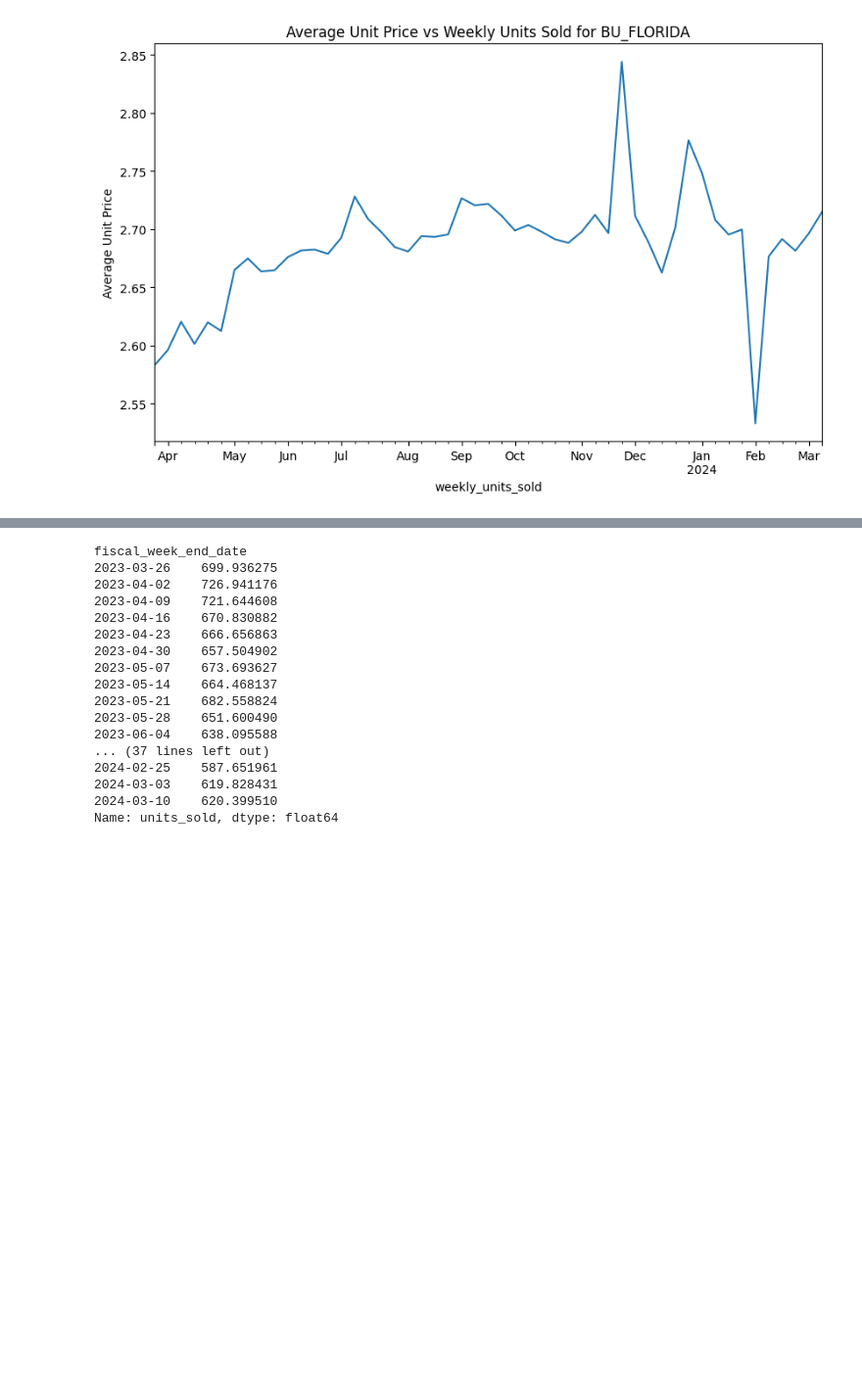
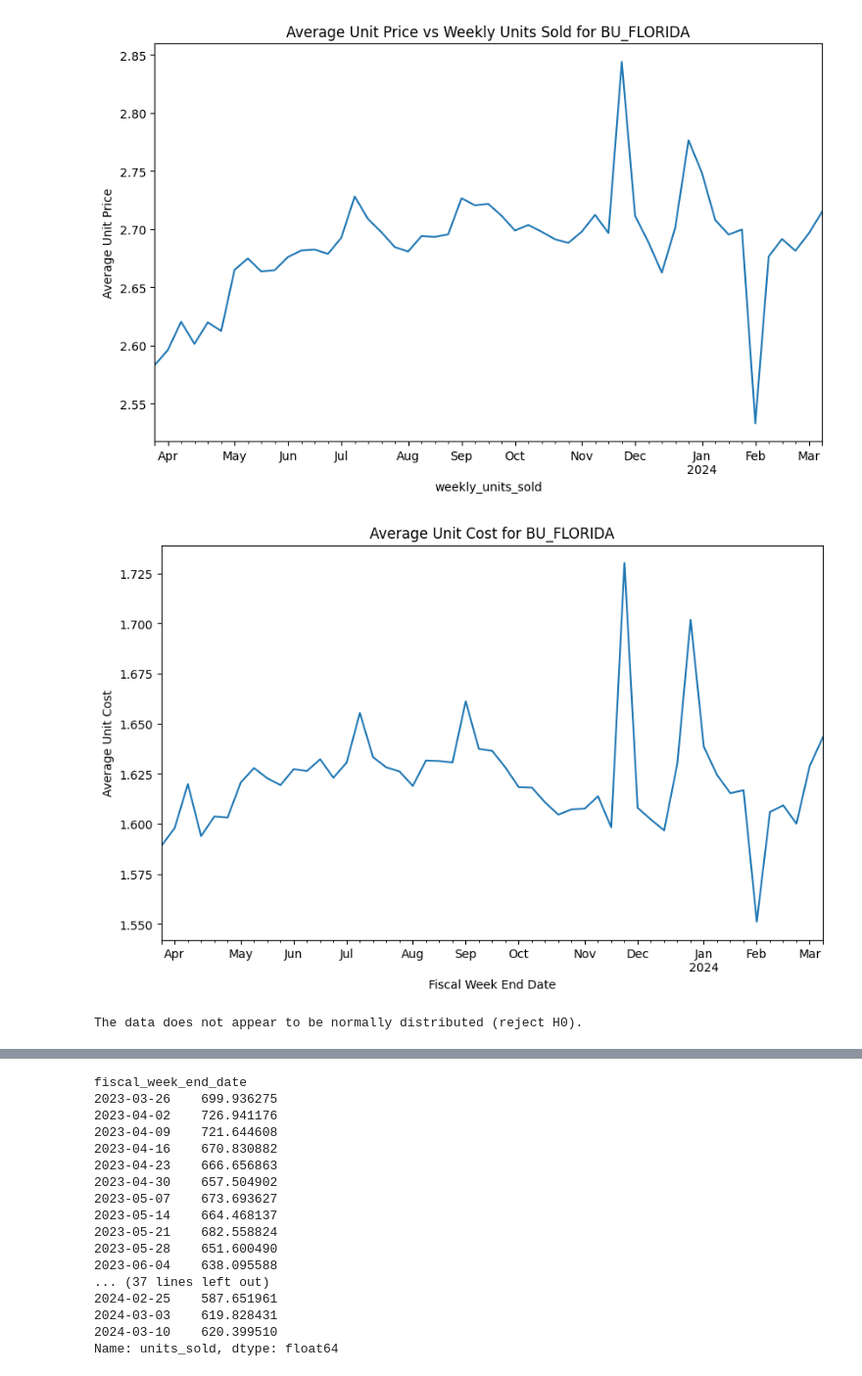
Before and after one commit to MariamAmmar/6644_Final_Project, a Jupyter notebook: BU_Florida.ipynb, the cells around one changed output, grey strips where cells are left out. Shown at 98% size. Cells and saved outputs as stored; diff of their text form; code cells hidden in the pictures; blank space fills up the shorter version.

```diff
--- a/BU_Florida.ipynb
+++ b/BU_Florida.ipynb
@@ -652,3 +677,30 @@ plt.title('Average Unit Price vs Weekly Units Sold for BU_FLORIDA')
 plt.show()
 # %% [output]
 [figure]
+# %%
+# unit_cost weekly
+
+weekly_unit_cost = BU_FLORIDA_data.groupby('fiscal_week_end_date')['net_single_unit_cost'].mean()
+
+#Create a line graph for weekly_unit_price
+
+weekly_unit_cost.plot(kind='line', figsize=(10, 6))
+plt.xlabel('Fiscal Week End Date')
+plt.ylabel('Average Unit Cost')
+plt.title('Average Unit Cost for BU_FLORIDA')
+plt.show()
+# %% [output]
+[figure, added]
+# %%
+# prompt: cek normality assumption for unit_cost weekly
+
+stat, p = stats.shapiro(weekly_unit_cost)
+
+# Interpret the results
+alpha = 0.05
+if p > alpha:
+    print('The data appears to be normally distributed (fail to reject H0).')
+else:
+    print('The data does not appear to be normally distributed (reject H0).')
+# %% [output]
+The data does not appear to be normally distributed (reject H0).
```
Also changed, not shown: parts of 12 cells of this notebook.
